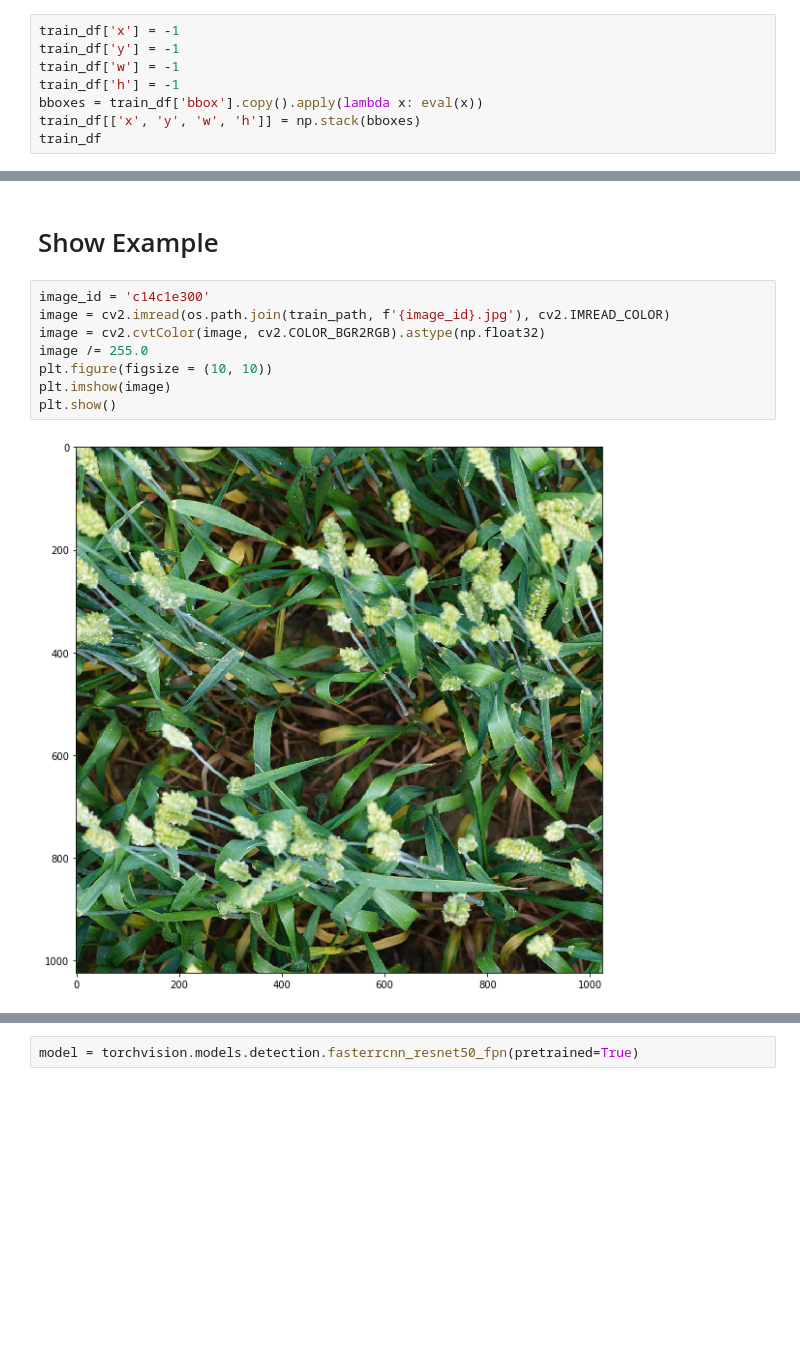
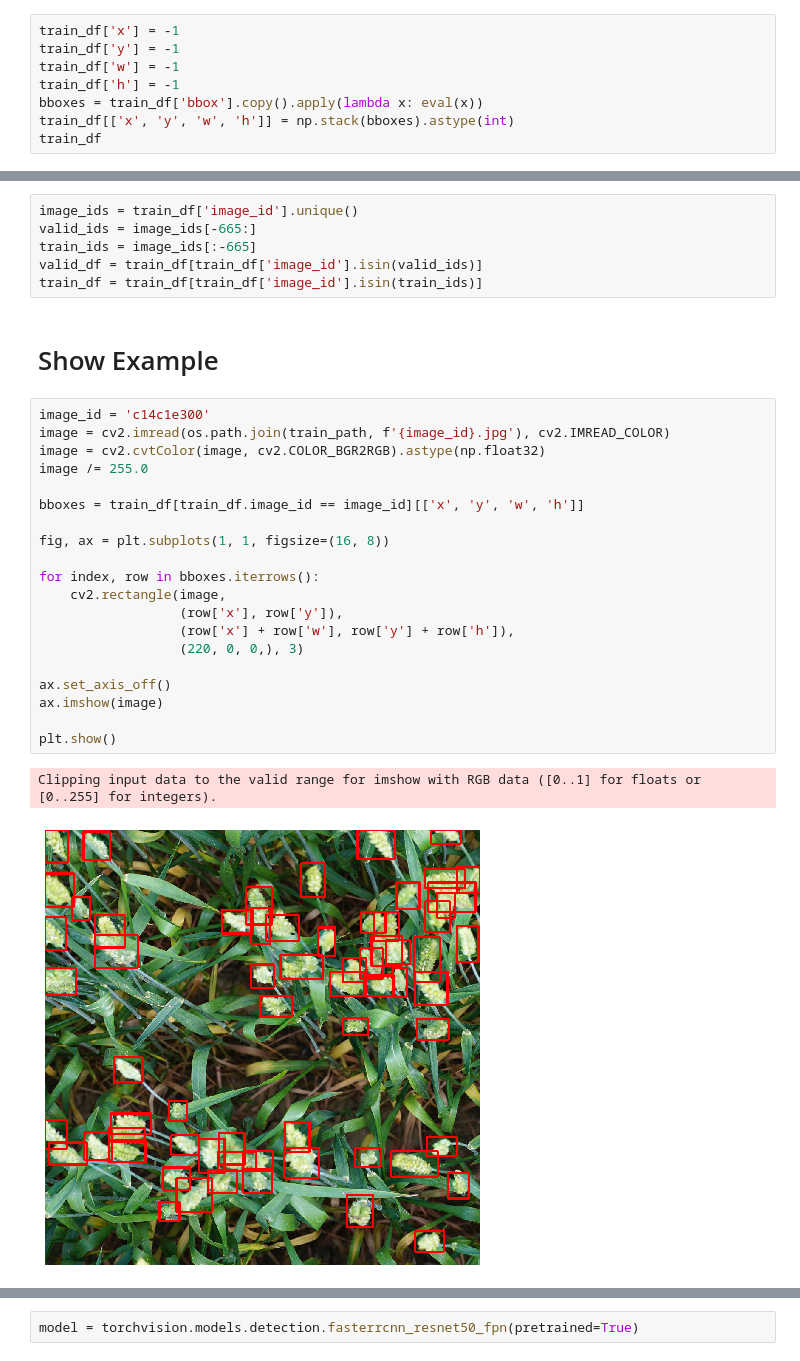
Before and after one commit to alanxzhou/wheat-detection, a Jupyter notebook: notebooks/Starter Notebook.ipynb, the cells around one changed output, grey strips where cells are left out. Saved outputs shown, nothing was run; the diff lists cells and outputs as text; blank space fills up the shorter version.

Commit message:
got a basic model trained

```diff
--- a/notebooks/Starter Notebook.ipynb
+++ b/notebooks/Starter Notebook.ipynb
@@ -49,7 +55,7 @@ train_df['y'] = -1
 train_df['w'] = -1
 train_df['h'] = -1
 bboxes = train_df['bbox'].copy().apply(lambda x: eval(x))
-train_df[['x', 'y', 'w', 'h']] = np.stack(bboxes)
+train_df[['x', 'y', 'w', 'h']] = np.stack(bboxes).astype(int)
 train_df
 # %% [output]
 |  | image_id | width | height | bbox | source | x | y | w | h |
@@ -67,13 +73,32 @@ train_df
 147793 rows × 9 columns
+# %%
+image_ids = train_df['image_id'].unique()
+valid_ids = image_ids[-665:]
+train_ids = image_ids[:-665]
+valid_df = train_df[train_df['image_id'].isin(valid_ids)]
+train_df = train_df[train_df['image_id'].isin(train_ids)]
 # %% [markdown]
 # Show Example
 # %%
 image_id = 'c14c1e300'
 image = cv2.imread(os.path.join(train_path, f'{image_id}.jpg'), cv2.IMREAD_COLOR)
 image = cv2.cvtColor(image, cv2.COLOR_BGR2RGB).astype(np.float32)
 image /= 255.0
-plt.figure(figsize = (10, 10))
-plt.imshow(image)
+
+bboxes = train_df[train_df.image_id == image_id][['x', 'y', 'w', 'h']]
+
+fig, ax = plt.subplots(1, 1, figsize=(16, 8))
+
+for index, row in bboxes.iterrows():
+    cv2.rectangle(image,
+                  (row['x'], row['y']),
+                  (row['x'] + row['w'], row['y'] + row['h']),
+                  (220, 0, 0,), 3)
+
+ax.set_axis_off()
+ax.imshow(image)
+
 plt.show()
 # %% [output]
+Clipping input data to the valid range for imshow with RGB data ([0..1] for floats or [0..255] for integers).
-[figure, old version]
+[figure, new version]
```
Also changed, not shown: parts of 15 cells of this notebook.
